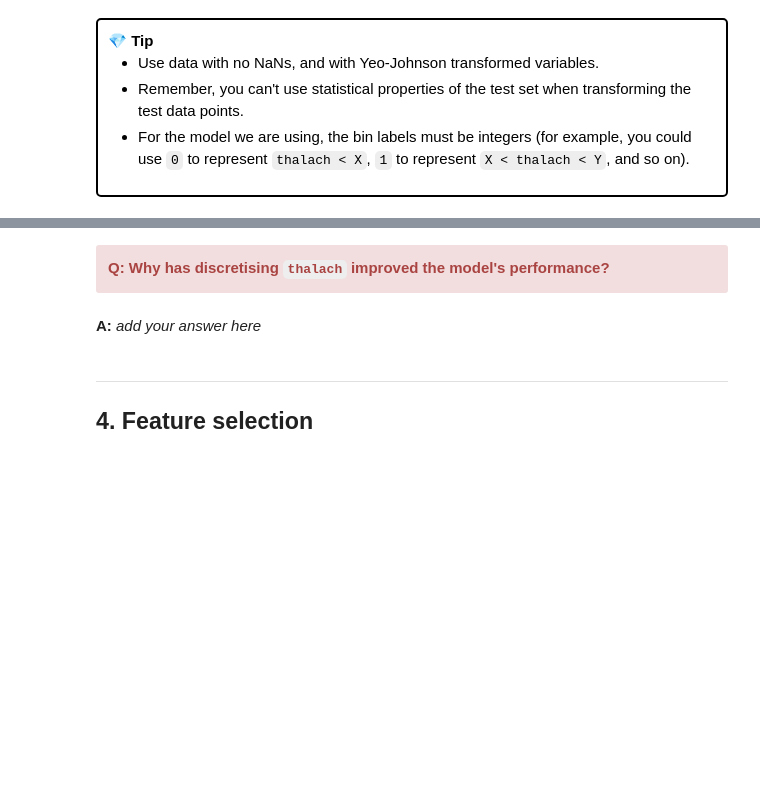
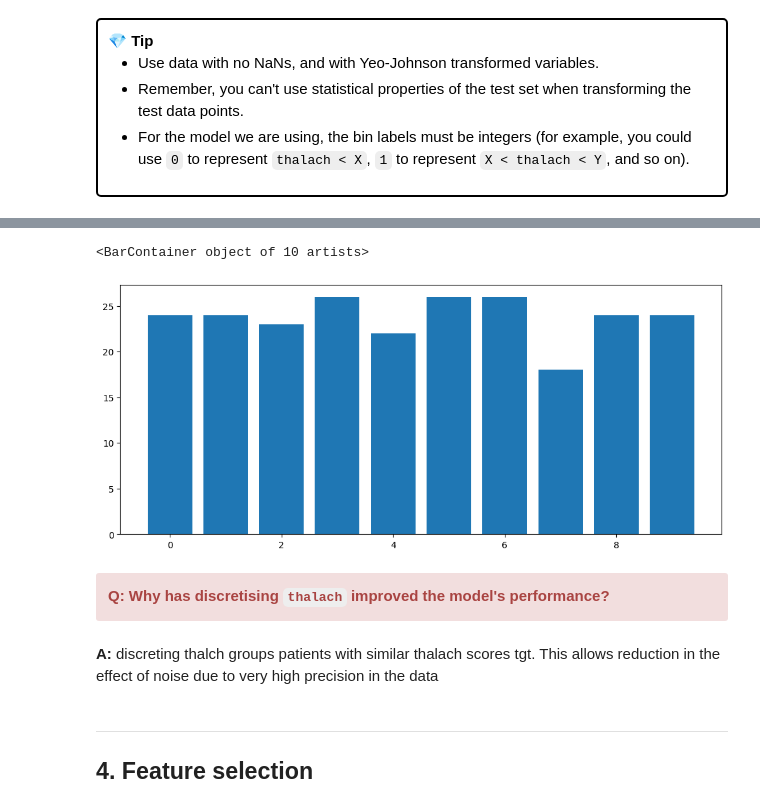
Before and after one commit to UCL-ELEC0136/5-feature-engineering-CurieN26, a Jupyter notebook: 5-feature-engineering.ipynb, the cells around one changed output, grey strips where cells are left out. Cells and saved outputs as stored; diff of their text form; code cells hidden in the pictures; blank space fills up the shorter version.

```diff
--- a/5-feature-engineering.ipynb
+++ b/5-feature-engineering.ipynb
@@ -587,9 +623,15 @@ Sometimes, we might want to turn a continuous feature into a discrete one. Somet
+# %%
+# data is now discretised, it can be polotted as a bar chart
+plt.bar(X_train_binned["thalach"].value_counts().index, X_train_binned["thalach"].value_counts())
+# %% [output]
+<BarContainer object of 10 artists>
+[figure, added]
 # %% [markdown]
 <div class="alert alert-block alert-danger">
 <b>Q: Why has discretising <code>thalach</code> improved the model's performance?</b>
 </div>
-# %% [markdown]
-**A:** *add your answer here*
+# %% [markdown]
+**A:** discreting thalch groups patients with similar thalach scores tgt. This allows reduction in the effect of noise due to very high precision in the data
 # %% [markdown]
 <hr>
 
```
Also changed, not shown: parts of 19 cells of this notebook.
